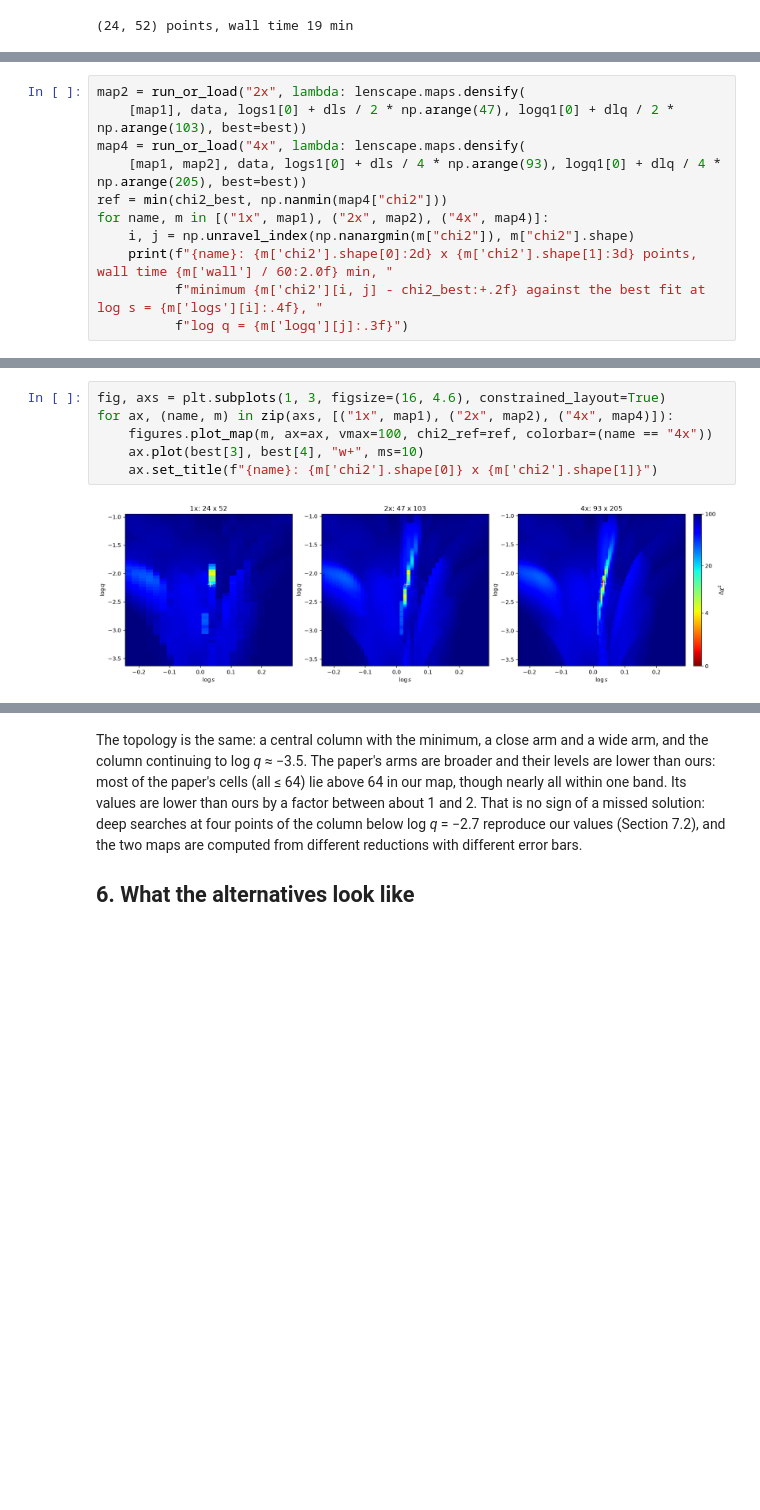
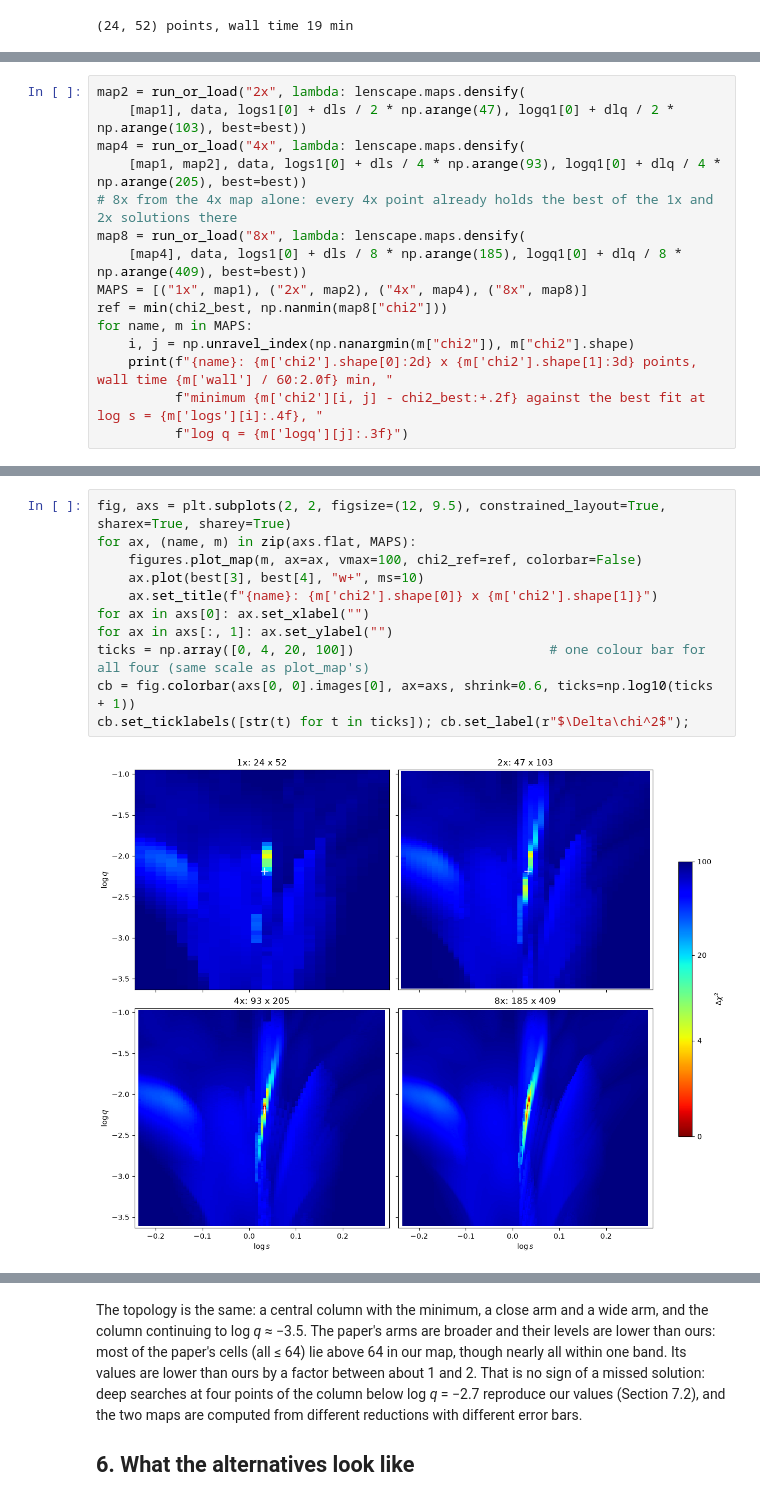
Before and after one commit to hippke/lenscape, a Jupyter notebook: notebooks/example_kb230466.ipynb, the cells around one changed output, grey strips where cells are left out. Cells and saved outputs as stored; diff of their text form; blank space fills up the shorter version.

```diff
--- a/notebooks/example_kb230466.ipynb
+++ b/notebooks/example_kb230466.ipynb
@@ -192,8 +193,12 @@ map2 = run_or_load("2x", lambda: lenscape.maps.densify(
     [map1], data, logs1[0] + dls / 2 * np.arange(47), logq1[0] + dlq / 2 * np.arange(103), best=best))
 map4 = run_or_load("4x", lambda: lenscape.maps.densify(
     [map1, map2], data, logs1[0] + dls / 4 * np.arange(93), logq1[0] + dlq / 4 * np.arange(205), best=best))
-ref = min(chi2_best, np.nanmin(map4["chi2"]))
-for name, m in [("1x", map1), ("2x", map2), ("4x", map4)]:
+# 8x from the 4x map alone: every 4x point already holds the best of the 1x and 2x solutions there
+map8 = run_or_load("8x", lambda: lenscape.maps.densify(
+    [map4], data, logs1[0] + dls / 8 * np.arange(185), logq1[0] + dlq / 8 * np.arange(409), best=best))
+MAPS = [("1x", map1), ("2x", map2), ("4x", map4), ("8x", map8)]
+ref = min(chi2_best, np.nanmin(map8["chi2"]))
+for name, m in MAPS:
     i, j = np.unravel_index(np.nanargmin(m["chi2"]), m["chi2"].shape)
     print(f"{name}: {m['chi2'].shape[0]:2d} x {m['chi2'].shape[1]:3d} points, wall time {m['wall'] / 60:2.0f} min, "
           f"minimum {m['chi2'][i, j] - chi2_best:+.2f} against the best fit at log s = {m['logs'][i]:.4f}, "
@@ -209,11 +215,16 @@ All three maps are drawn against the same reference χ², the lower of the best
 logarithmic colour scale up to Δχ² = 100. The single-lens floor (≈ 114) is just above that, so everything at the top
 of the scale is no better than a single lens.
 # %%
-fig, axs = plt.subplots(1, 3, figsize=(16, 4.6), constrained_layout=True)
-for ax, (name, m) in zip(axs, [("1x", map1), ("2x", map2), ("4x", map4)]):
-    figures.plot_map(m, ax=ax, vmax=100, chi2_ref=ref, colorbar=(name == "4x"))
+fig, axs = plt.subplots(2, 2, figsize=(12, 9.5), constrained_layout=True, sharex=True, sharey=True)
+for ax, (name, m) in zip(axs.flat, MAPS):
+    figures.plot_map(m, ax=ax, vmax=100, chi2_ref=ref, colorbar=False)
     ax.plot(best[3], best[4], "w+", ms=10)
     ax.set_title(f"{name}: {m['chi2'].shape[0]} x {m['chi2'].shape[1]}")
+for ax in axs[0]: ax.set_xlabel("")
+for ax in axs[:, 1]: ax.set_ylabel("")
+ticks = np.array([0, 4, 20, 100])                         # one colour bar for all four (same scale as plot_map's)
+cb = fig.colorbar(axs[0, 0].images[0], ax=axs, shrink=0.6, ticks=np.log10(ticks + 1))
+cb.set_ticklabels([str(t) for t in ticks]); cb.set_label(r"$\Delta\chi^2$");
 # %% [output]
-[figure, old version]
+[figure, new version]
 # %% [markdown]
```
Also changed, not shown: parts of 19 cells of this notebook, 2 other files.
